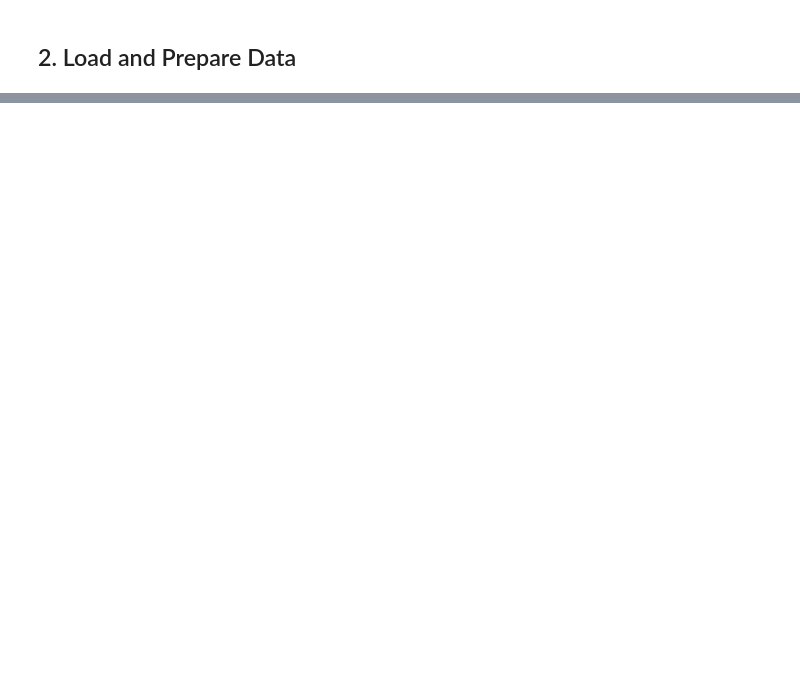
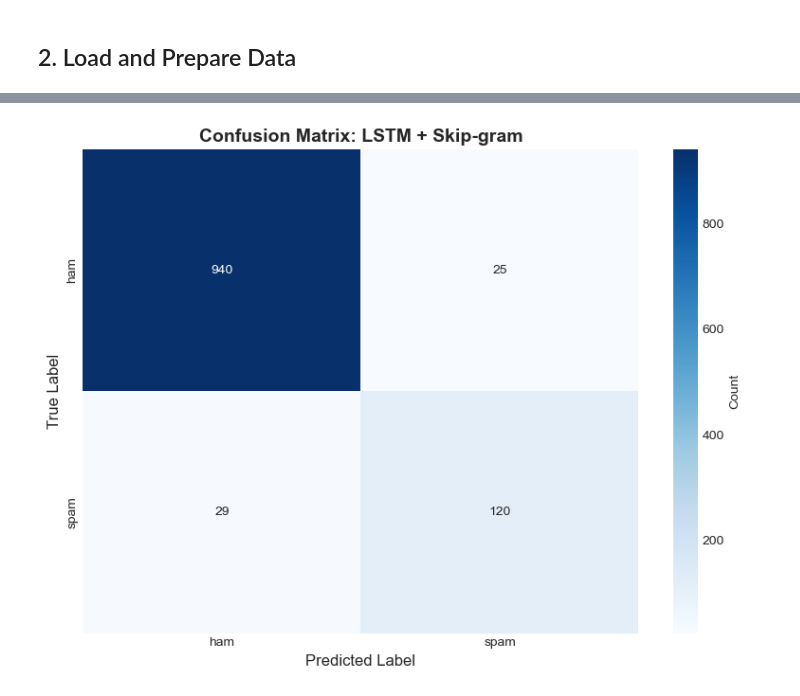
Before and after one commit to ernesteNtezirizaza/Group6-Text-Classification-Assignment, a Jupyter notebook: notebooks/04_erneste_lstm.ipynb, the cells around one changed output, grey strips where cells are left out. Drawn from its saved outputs; the diff is of its cells as text; code cells hidden in the pictures; blank space fills up the shorter version.

```diff
--- a/notebooks/04_erneste_lstm.ipynb
+++ b/notebooks/04_erneste_lstm.ipynb
@@ -137,0 +400,70 @@ evaluator = ModelEvaluator(class_names=['ham', 'spam'])
+# %%
+metrics_sg = evaluator.evaluate(
+    y_test, y_pred_sg,
+    model_name='LSTM',
+    embedding_name='Skip-gram',
+    training_time=training_time_sg
+)
+
+print('\n📊 Classification Report (Skip-gram):')
+print(classification_report(y_test, y_pred_sg, target_names=['ham', 'spam'], digits=4))
+
+evaluator.plot_confusion_matrix(
+    y_test, y_pred_sg,
+    title='Confusion Matrix: LSTM + Skip-gram',
+    save_path='../results/figures/erneste_lstm_skipgram_cm.png'
+)
+
+print('\n' + '='*70)
+print('EXPERIMENT 3: LSTM + CBOW WORD2VEC')
+print('='*70)
+
+cbow_emb = Word2VecEmbedding(vector_size=100, window=5, min_count=2, sg=0, epochs=10)
+cbow_emb.train(tokens_train)
+
+X_train_cbow = cbow_emb.transform(tokens_train)
+X_val_cbow = cbow_emb.transform(tokens_val)
+X_test_cbow = cbow_emb.transform(tokens_test)
+
+print(f'\n  Embedding Dimension: {X_train_cbow.shape[1]}')
+print(f'  Vocabulary Size: {len(cbow_emb.model.wv)}')
+print(f'  Training Epochs: 10')
+
+# Build LSTM model for CBOW
+lstm_cbow = Sequential([
+    Dense(64, activation='relu', input_shape=(X_train_cbow.shape[1],)),
+    Dropout(0.3),
+    Dense(32, activation='relu'),
+    Dropout(0.2),
+    Dense(16, activation='relu'),
+    Dense(1, activation='sigmoid')
+])
+
+lstm_cbow.compile(
+    optimizer=Adam(learning_rate=0.001),
+    loss='binary_crossentropy',
+    metrics=['accuracy']
+)
+
+start_time = time.time()
+history_cbow = lstm_cbow.fit(
+    X_train_cbow, y_train,
+    validation_data=(X_val_cbow, y_val),
+    epochs=15,
+    batch_size=32,
+    callbacks=[early_stop],
+    verbose=0
+)
+training_time_cbow = time.time() - start_time
+
+y_pred_cbow_probs = lstm_cbow.predict(X_test_cbow, verbose=0)
+y_pred_cbow = (y_pred_cbow_probs > 0.5).astype(int).flatten()
+
+train_acc_cbow = lstm_cbow.evaluate(X_train_cbow, y_train, verbose=0)[1]
+test_acc_cbow = lstm_cbow.evaluate(X_test_cbow, y_test, verbose=0)[1]
+
+print(f'\n  Training Time: {training_time_cbow:.3f} seconds')
+print(f'  Train Accuracy: {train_acc_cbow:.4f}')
+print(f'  Test Accuracy:  {test_acc_cbow:.4f}')
+print('='*70)
+# %% [output]
@@ -137,0 +481 @@ evaluator = ModelEvaluator(class_names=['ham', 'spam'])
+[figure, added]
```
Also changed, not shown: parts of 31 cells of this notebook, 5 other files.
